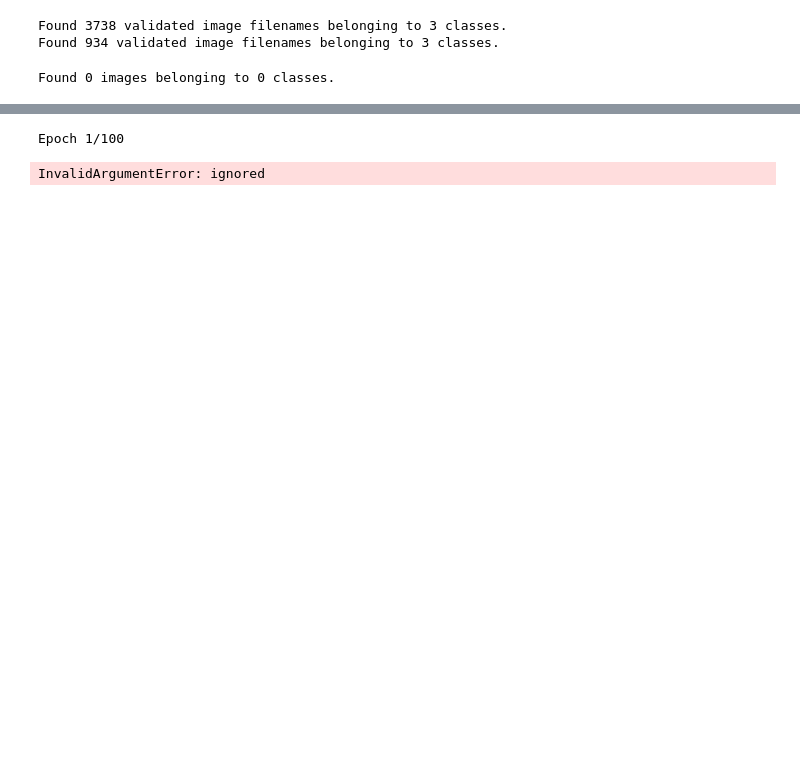
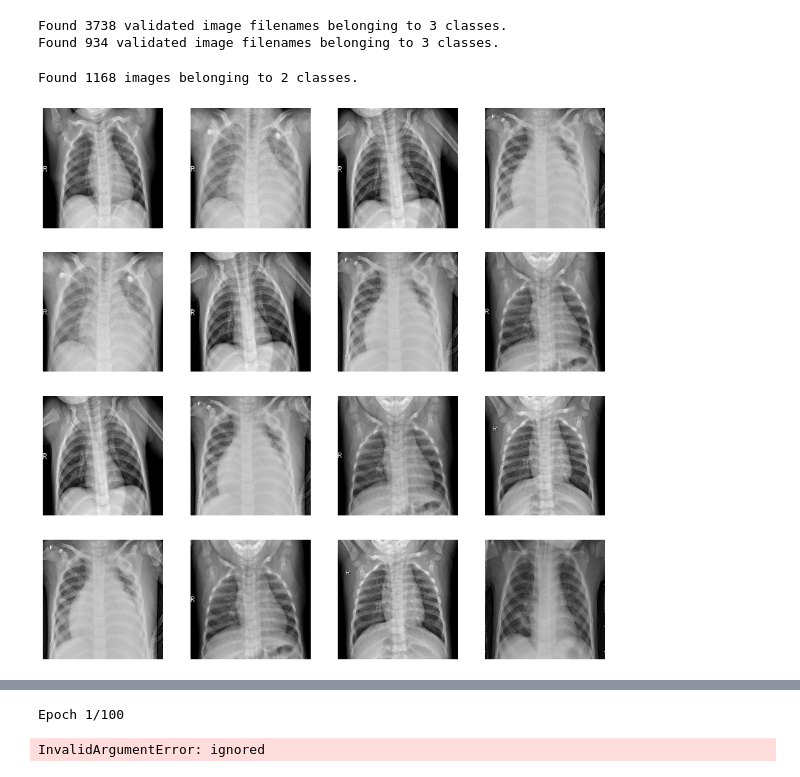
Before and after one commit to konpatel/Pneumonia-detection-xray, a Jupyter notebook: Resnet50.ipynb, the cells around one changed output, grey strips where cells are left out. Cells and saved outputs as stored; diff of their text form; code cells hidden in the pictures; blank space fills up the shorter version.

```diff
--- a/Resnet50.ipynb
+++ b/Resnet50.ipynb
@@ -100,14 +100,26 @@ Found 934 validated image filenames belonging to 3 classes.
 # %%
 test_datagen=ImageDataGenerator(rescale=1./255.)
 test_generator=test_datagen.flow_from_directory(
-    directory="/content/drive/MyDrive/MachineLearningImages/test_images/",
-    batch_size=1,
+    directory="/content/drive/MyDrive/MachineLearningImages/test_images",
+    batch_size=16,
     seed=42,
     shuffle=False,
     class_mode=None,
     target_size=IMAGE_SIZE)
+
+fig, ax = plt.subplots(nrows=4, ncols=4, figsize=(15, 15))
+
+images = test_generator.next()
+for i in range(4):
+    for j in range(4):
+        image_new = images[i+j]
+        ax[i][j].imshow(image_new, cmap='gray')
+        ax[i][j].axis('off')
+
+plt.show()
 # %% [output]
-Found 0 images belonging to 0 classes.
+Found 1168 images belonging to 2 classes.
+[figure, added]
 # %%
 from tensorflow.keras.layers import Input
 from keras.layers import Input, Dense, Flatten, Dropout, BatchNormalization
```
Also changed, not shown: parts of 1 cell of this notebook.
